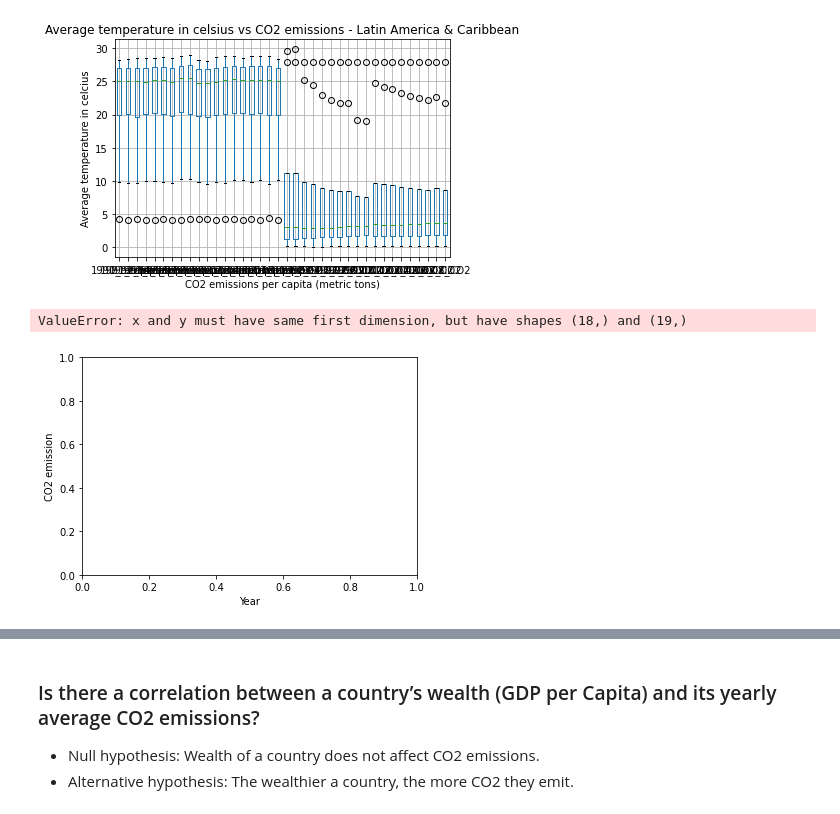
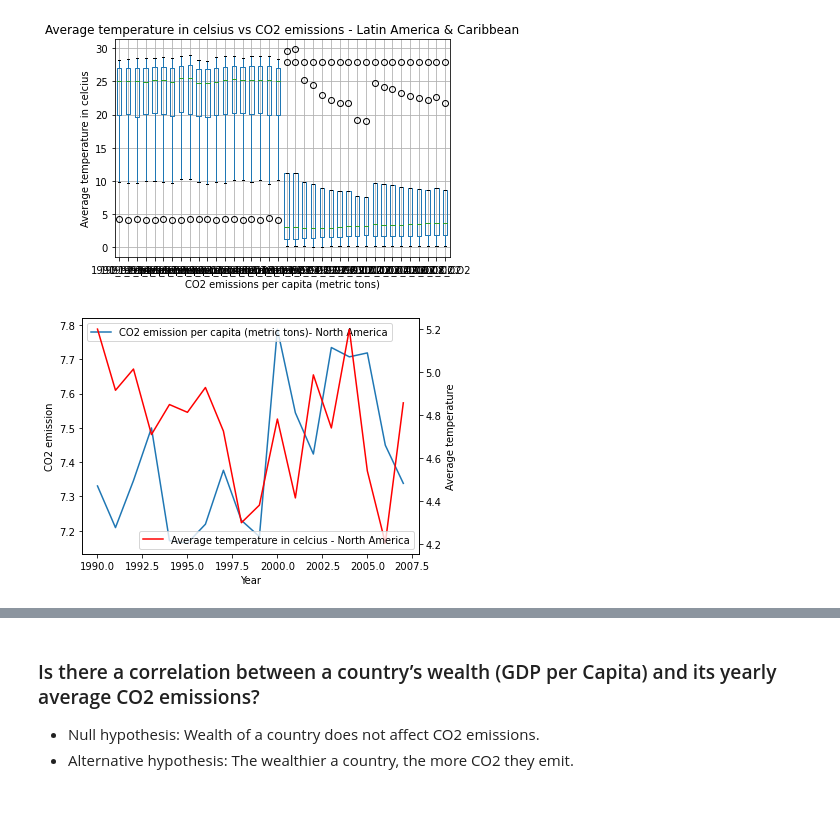
Before and after one commit to Heesu-H/project_1, a Jupyter notebook: ClimateChangePy.ipynb, the cells around one changed output, grey strips where cells are left out. Cells and saved outputs as stored; diff of their text form; code cells hidden in the pictures.

```diff
--- a/ClimateChangePy.ipynb
+++ b/ClimateChangePy.ipynb
@@ -642,36 +642,34 @@ Text(0.5, 1.0, 'Average temperature in celsius vs CO2 emissions - Latin America
 #North America
 na_sum = na.describe(include='all')
 #print(mena_sum)
 na = na.describe(include='all')
 #print(eap)
 co2_mean=[]
 temp_mean=[]
 for y in year:
     co2_mean.append(na_sum.iloc[5][f"{y}_CO2"]) #adding mean for all CO2 columns to list
     temp_mean.append(na_sum.iloc[5][f"{y}_temp"]) #adding mean for all temp columns to list
 
-year=[x for x in range(1990,2008)]
 fig, ax1 = plt.subplots()
 
 ax1.set_xlabel("Year")
 ax1.set_ylabel("CO2 emission")
 ax1.plot(year,co2_mean,label="CO2 emission per capita (metric tons)- North America")
 ax1.legend(loc="upper left")
 
 ax2 = ax1.twinx()  # instantiate a second axes that shares the same x-axis
 ax2.set_ylabel('Average temperature')  # we already handled the x-label with ax1
 ax2.plot(year, temp_mean,color="r",label="Average temperature in celcius - North America")
 ax2.tick_params(axis='y')
 
 ax2.legend(loc="lower right")
 
 fig.tight_layout()  # otherwise the right y-label is slightly clipped
 
 plt.savefig("CO2_vs_avg_temp_NA.png")
 plt.show()
 # %% [output]
-ValueError: x and y must have same first dimension, but have shapes (18,) and (19,)
-[figure, old version]
+[figure, new version]
 # %%
 # Box plot
 na.boxplot()
```
Also changed, not shown: parts of 1 cell of this notebook, 2 other files.
